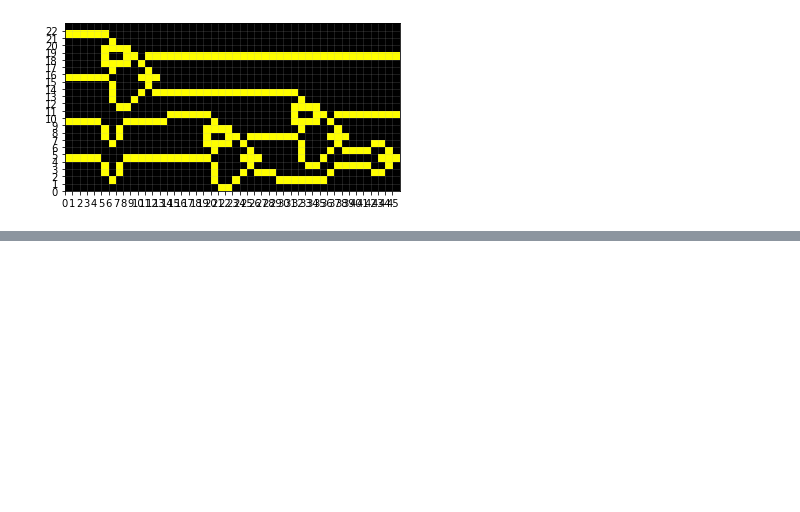
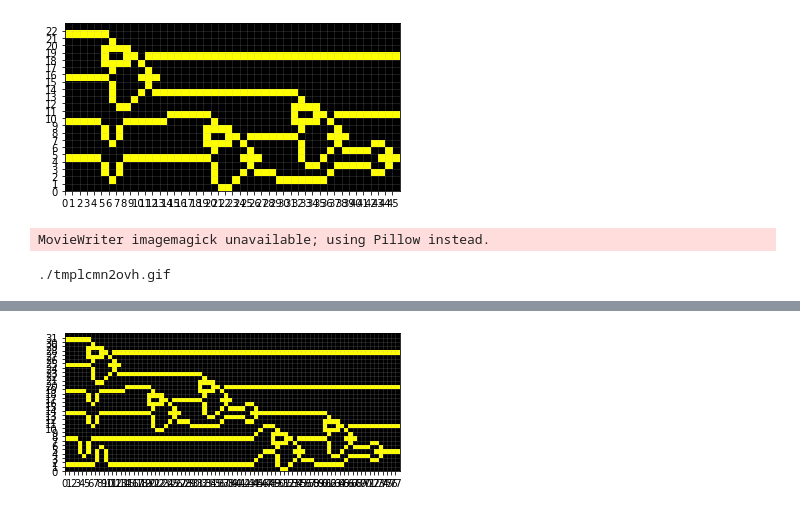
Before and after one commit to phasc/cs166, a Jupyter notebook: problemset1/problemset1.ipynb, the cells around one changed output, grey strips where cells are left out. Cells and saved outputs as stored; diff of their text form; code cells hidden in the pictures; blank space fills up the shorter version.

```diff
--- a/problemset1/problemset1.ipynb
+++ b/problemset1/problemset1.ipynb
@@ -433,3 +433,72 @@ MovieWriter imagemagick unavailable; using Pillow instead.
 ./tmpf6377gjp.gif
 [interactive output not drawn]
 [figure]
+# %%
+"""
+2 digit binary adder
+
+A0A1 + B0B1 = C0C1C2
+
+input:      output:
+B2          C3
+A2          C2
+B1          C1
+A1          C0
+B0
+A0
+
+eg:
+111 + 001 = 1000
+
+input:      output:
+1           0
+1           0
+0           1
+1
+
+"""
+
+init_conf = np.array([
+
+[0,0,0,0,0,0,0,0,0,0,0,0,0,0,0,0,0,0,0,0,0,0,0,0,0,0,0,0,0,0,0,0,0,0,0,0,0,0,0,0,0,0,0,0,0,0,0,0,0,0,0,0,0,0,0,0,0,0,0,0,0,0,0,0,0,0,0,0,0,0,0,0,0,0,0,0,0,0],
+[2,1,3,3,3,3,0,0,0,0,0,0,0,0,0,0,0,0,0,0,0,0,0,0,0,0,0,0,0,0,0,0,0,0,0,0,0,0,0,0,0,0,0,0,0,0,0,0,0,0,0,0,0,0,0,0,0,0,0,0,0,0,0,0,0,0,0,0,0,0,0,0,0,0,0,0,0,0],
+[0,0,0,0,0,0,3,0,0,0,0,0,0,0,0,0,0,0,0,0,0,0,0,0,0,0,0,0,0,0,0,0,0,0,0,0,0,0,0,0,0,0,0,0,0,0,0,0,0,0,0,0,0,0,0,0,0,0,0,0,0,0,0,0,0,0,0,0,0,0,0,0,0,0,0,0,0,0],
+[0,0,0,0,0,3,3,3,3,0,0,0,0,0,0,0,0,0,0,0,0,0,0,0,0,0,0,0,0,0,0,0,0,0,0,0,0,0,0,0,0,0,0,0,0,0,0,0,0,0,0,0,0,0,0,0,0,0,0,0,0,0,0,0,0,0,0,0,0,0,0,0,0,0,0,0,0,0],
+[0,0,0,0,0,3,0,0,3,3,0,3,3,3,3,3,3,3,3,3,3,3,3,3,3,3,3,3,3,3,3,3,3,3,3,3,3,3,3,3,3,3,3,3,3,3,3,3,3,3,3,3,3,3,3,3,3,3,3,3,3,3,3,3,3,3,3,3,3,3,3,3,3,3,3,3,3,3],
+[0,0,0,0,0,3,3,3,3,0,3,0,0,0,0,0,0,0,0,0,0,0,0,0,0,0,0,0,0,0,0,0,0,0,0,0,0,0,0,0,0,0,0,0,0,0,0,0,0,0,0,0,0,0,0,0,0,0,0,0,0,0,0,0,0,0,0,0,0,0,0,0,0,0,0,0,0,0],
+[0,0,0,0,0,0,3,0,0,0,0,3,0,0,0,0,0,0,0,0,0,0,0,0,0,0,0,0,0,0,0,0,0,0,0,0,0,0,0,0,0,0,0,0,0,0,0,0,0,0,0,0,0,0,0,0,0,0,0,0,0,0,0,0,0,0,0,0,0,0,0,0,0,0,0,0,0,0],
+[2,1,3,3,3,3,0,0,0,0,3,3,3,0,0,0,0,0,0,0,0,0,0,0,0,0,0,0,0,0,0,0,0,0,0,0,0,0,0,0,0,0,0,0,0,0,0,0,0,0,0,0,0,0,0,0,0,0,0,0,0,0,0,0,0,0,0,0,0,0,0,0,0,0,0,0,0,0],
+[0,0,0,0,0,0,3,0,0,0,0,3,0,0,0,0,0,0,0,0,0,0,0,0,0,0,0,0,0,0,0,0,0,0,0,0,0,0,0,0,0,0,0,0,0,0,0,0,0,0,0,0,0,0,0,0,0,0,0,0,0,0,0,0,0,0,0,0,0,0,0,0,0,0,0,0,0,0],
+[0,0,0,0,0,0,3,0,0,0,3,0,3,3,3,3,3,3,3,3,3,3,3,3,3,3,3,3,3,3,3,3,0,0,0,0,0,0,0,0,0,0,0,0,0,0,0,0,0,0,0,0,0,0,0,0,0,0,0,0,0,0,0,0,0,0,0,0,0,0,0,0,0,0,0,0,0,0],
+[0,0,0,0,0,0,3,0,0,3,0,0,0,0,0,0,0,0,0,0,0,0,0,0,0,0,0,0,0,0,0,0,3,0,0,0,0,0,0,0,0,0,0,0,0,0,0,0,0,0,0,0,0,0,0,0,0,0,0,0,0,0,0,0,0,0,0,0,0,0,0,0,0,0,0,0,0,0],
+[0,0,0,0,0,0,0,3,3,0,0,0,0,0,0,0,0,0,0,0,0,0,0,0,0,0,0,0,0,0,0,3,3,3,3,0,0,0,0,0,0,0,0,0,0,0,0,0,0,0,0,0,0,0,0,0,0,0,0,0,0,0,0,0,0,0,0,0,0,0,0,0,0,0,0,0,0,0],
+[0,0,0,0,0,0,0,0,0,0,0,0,0,0,3,3,3,3,3,3,0,0,0,0,0,0,0,0,0,0,0,3,0,0,3,3,0,3,3,3,3,3,3,3,3,3,3,3,3,3,3,3,3,3,3,3,3,3,3,3,3,3,3,3,3,3,3,3,3,3,3,3,3,3,3,3,3,3],
+[3,3,3,3,3,0,0,0,3,3,3,3,3,3,0,0,0,0,0,0,3,0,0,0,0,0,0,0,0,0,0,3,3,3,3,0,3,0,0,0,0,0,0,0,0,0,0,0,0,0,0,0,0,0,0,0,0,0,0,0,0,0,0,0,0,0,0,0,0,0,0,0,0,0,0,0,0,0],
+[0,0,0,0,0,3,0,3,0,0,0,0,0,0,0,0,0,0,0,3,3,3,3,0,0,0,0,0,0,0,0,0,3,0,0,0,0,3,0,0,0,0,0,0,0,0,0,0,0,0,0,0,0,0,0,0,0,0,0,0,0,0,0,0,0,0,0,0,0,0,0,0,0,0,0,0,0,0],
+[0,0,0,0,0,3,0,3,0,0,0,0,0,0,0,0,0,0,0,3,0,0,3,3,0,3,3,3,3,3,3,3,0,0,0,0,3,3,3,0,0,0,0,0,0,0,0,0,0,0,0,0,0,0,0,0,0,0,0,0,0,0,0,0,0,0,0,0,0,0,0,0,0,0,0,0,0,0],
+[0,0,0,0,0,0,3,0,0,0,0,0,0,0,0,0,0,0,0,3,3,3,3,0,3,0,0,0,0,0,0,0,3,0,0,0,0,3,0,0,0,0,3,3,0,0,0,0,0,0,0,0,0,0,0,0,0,0,0,0,0,0,0,0,0,0,0,0,0,0,0,0,0,0,0,0,0,0],
+[0,0,0,0,0,0,0,0,0,0,0,0,0,0,0,0,0,0,0,0,3,0,0,0,0,3,0,0,0,0,0,0,3,0,0,0,3,0,3,3,3,3,0,0,3,0,0,0,0,0,0,0,0,0,0,0,0,0,0,0,0,0,0,0,0,0,0,0,0,0,0,0,0,0,0,0,0,0],
+[2,1,3,3,3,0,0,0,3,3,3,3,3,3,3,3,3,3,3,3,0,0,0,0,3,3,3,0,0,0,0,0,3,0,0,3,0,0,0,0,0,0,0,3,3,3,3,3,3,3,3,3,3,3,3,3,3,3,3,3,3,0,0,0,0,0,0,0,0,0,0,0,0,0,0,0,0,0],
+[0,0,0,0,0,3,0,3,0,0,0,0,0,0,0,0,0,0,0,0,3,0,0,0,0,3,0,0,0,0,0,0,0,3,3,0,0,3,3,3,3,3,0,0,3,0,0,0,0,0,0,0,0,0,0,0,0,0,0,0,0,3,0,0,0,0,0,0,0,0,0,0,0,0,0,0,0,0],
+[0,0,0,0,0,3,0,3,0,0,0,0,0,0,0,0,0,0,0,0,3,0,0,0,3,0,3,3,3,0,0,0,0,0,0,0,3,0,0,0,0,0,3,3,0,0,0,0,0,0,0,0,0,0,0,0,0,0,0,0,3,3,3,3,0,0,0,0,0,0,0,0,0,0,0,0,0,0],
+[0,0,0,0,0,0,3,0,0,0,0,0,0,0,0,0,0,0,0,0,3,0,0,3,0,0,0,0,0,3,3,3,3,3,3,3,0,0,0,0,0,0,0,0,0,0,3,3,3,0,0,0,0,0,0,0,0,0,0,0,3,0,0,3,3,0,3,3,3,3,3,3,3,3,3,3,3,3],
+[0,0,0,0,0,0,0,0,0,0,0,0,0,0,0,0,0,0,0,0,0,3,3,0,0,0,0,0,0,0,0,0,0,0,0,0,0,0,0,0,0,0,0,0,0,3,0,0,0,3,0,0,0,0,0,0,0,0,0,0,3,3,3,3,0,3,0,0,0,0,0,0,0,0,0,0,0,0],
+[0,0,0,0,0,0,0,0,0,0,0,0,0,0,0,0,0,0,0,0,0,0,0,0,0,0,0,0,0,0,0,0,0,0,0,0,0,0,0,0,0,0,0,0,3,0,0,0,3,3,3,3,0,0,0,0,0,0,0,0,0,3,0,0,0,0,3,0,0,0,0,0,0,0,0,0,0,0],
+[3,3,3,0,0,0,3,3,3,3,3,3,3,3,3,3,3,3,3,3,3,3,3,3,3,3,3,3,3,3,3,3,3,3,3,3,3,3,3,3,3,3,3,3,0,0,0,0,3,0,0,3,3,0,3,3,3,3,3,3,3,0,0,0,0,3,3,3,0,0,0,0,0,0,0,0,0,0],
+[0,0,0,3,0,3,0,0,0,0,0,0,0,0,0,0,0,0,0,0,0,0,0,0,0,0,0,0,0,0,0,0,0,0,0,0,0,0,0,0,0,0,0,0,0,0,0,0,3,3,3,3,0,3,0,0,0,0,0,0,0,3,0,0,0,0,3,0,0,0,0,3,3,0,0,0,0,0],
+[0,0,0,3,0,3,0,0,3,0,0,0,0,0,0,0,0,0,0,0,0,0,0,0,0,0,0,0,0,0,0,0,0,0,0,0,0,0,0,0,0,0,0,0,0,0,0,0,0,3,0,0,0,0,3,0,0,0,0,0,0,3,0,0,0,3,0,3,3,3,3,0,0,3,0,0,0,0],
+[0,0,0,3,0,3,0,3,0,3,0,0,0,0,0,0,0,0,0,0,0,0,0,0,0,0,0,0,0,0,0,0,0,0,0,0,0,0,0,0,0,0,0,0,0,0,3,3,3,0,0,0,0,3,3,3,0,0,0,0,0,3,0,0,3,0,0,0,0,0,0,0,3,3,3,3,3,3],
+[0,0,0,0,3,0,0,3,0,3,0,0,0,0,0,0,0,0,0,0,0,0,0,0,0,0,0,0,0,0,0,0,0,0,0,0,0,0,0,0,0,0,0,0,0,3,0,0,0,3,0,0,0,0,3,0,0,0,0,0,0,0,3,3,0,0,3,3,3,3,3,0,0,3,0,0,0,0],
+[0,0,0,0,0,0,0,3,0,3,0,0,0,0,0,0,0,0,0,0,0,0,0,0,0,0,0,0,0,0,0,0,0,0,0,0,0,0,0,0,0,0,0,0,3,0,0,0,0,3,0,0,0,3,0,3,3,3,0,0,0,0,0,0,0,3,0,0,0,0,0,3,3,0,0,0,0,0],
+[2,1,3,3,3,3,3,0,0,0,3,3,3,3,3,3,3,3,3,3,3,3,3,3,3,3,3,3,3,3,3,3,3,3,3,3,3,3,3,3,3,3,3,3,0,0,0,0,0,3,0,0,3,0,0,0,0,0,3,3,3,3,3,3,3,0,0,0,0,0,0,0,0,0,0,0,0,0],
+[0,0,0,0,0,0,0,0,0,0,0,0,0,0,0,0,0,0,0,0,0,0,0,0,0,0,0,0,0,0,0,0,0,0,0,0,0,0,0,0,0,0,0,0,0,0,0,0,0,0,3,3,0,0,0,0,0,0,0,0,0,0,0,0,0,0,0,0,0,0,0,0,0,0,0,0,0,0]
+
+                      ])
+
+height = len(init_conf)
+width = len(init_conf[0])
+
+animate(100)
+# %% [output]
+MovieWriter imagemagick unavailable; using Pillow instead.
+./tmplcmn2ovh.gif
@@ -435,0 +506 @@ MovieWriter imagemagick unavailable; using Pillow instead.
+[figure, added]
```
Also changed, not shown: parts of 1 cell of this notebook, 1 other file.
